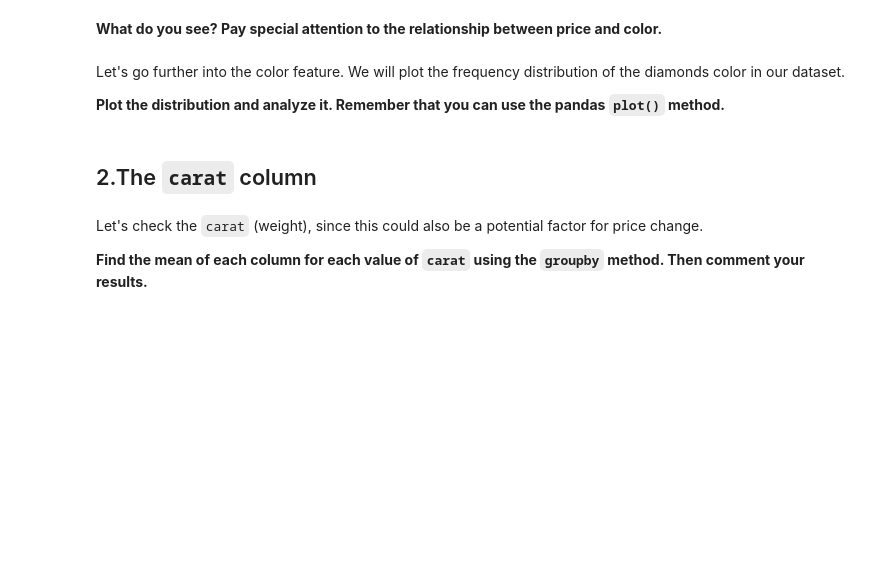
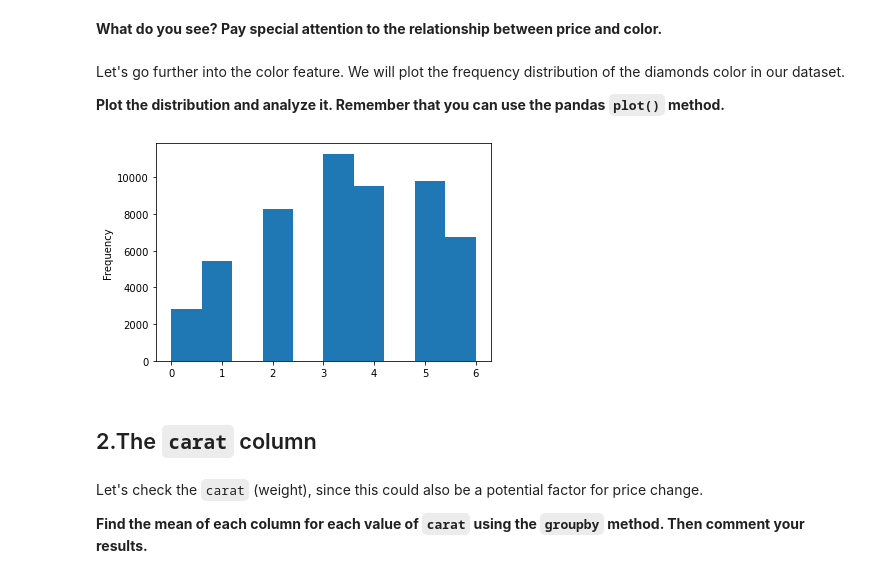
Before and after one commit to ta-data-lis/M2-mini-project1, a Jupyter notebook: 2.-EDA.ipynb, the cells around one changed output. Saved outputs shown, nothing was run; the diff lists cells and outputs as text; code cells hidden in the pictures; blank space fills up the shorter version.

```diff
--- a/2.-EDA.ipynb
+++ b/2.-EDA.ipynb
@@ -10,7 +10,7 @@ import pandas as pd
 import matplotlib.pyplot as plt
 # %%
 diamonds = pd.read_csv('diamonds_clean.csv')
-diamonds = diamonds.drop('Unnamed: 0', axis=1)
+#diamonds = diamonds.drop('Unnamed: 0', axis=1)
 # %% [markdown]
 Now that we cleaned our data, we can proceed with some exploratory analysis. We will analyze the features that affect price the most.
 
@@ -44,5 +75,11 @@ Let's go further into the color feature. We will plot the frequency distribution
 **Plot the distribution and analyze it. Remember that you can use the pandas `plot()` method.**
 # %%
 #your code here
+
+diamonds['color'].plot.hist()
+
+plt.show()
+# %% [output]
+[figure, added]
 # %%
 #your comments here
```
Also changed, not shown: parts of 18 cells of this notebook, 2 other files.
